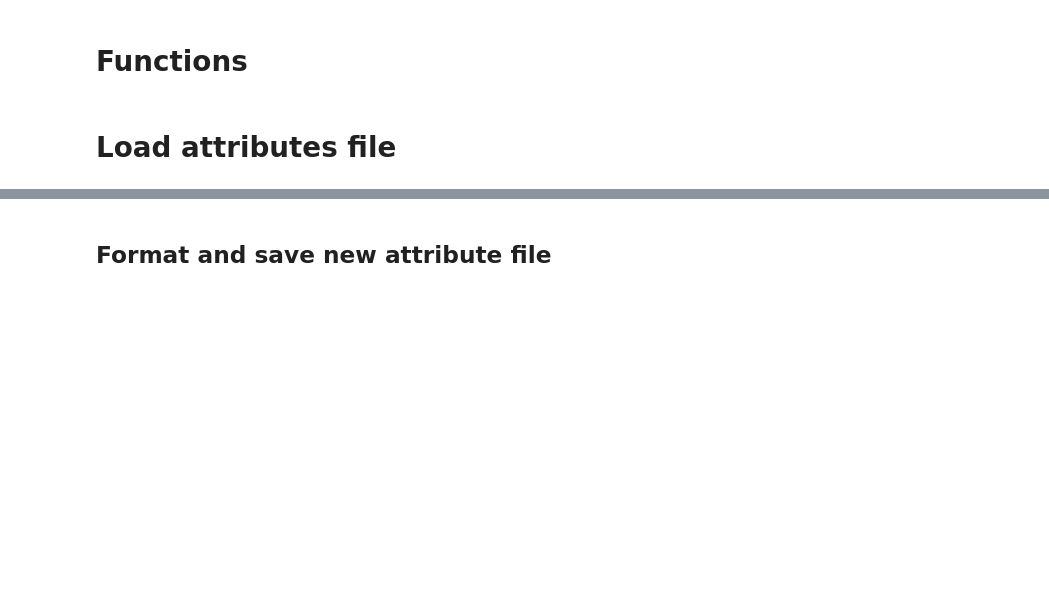
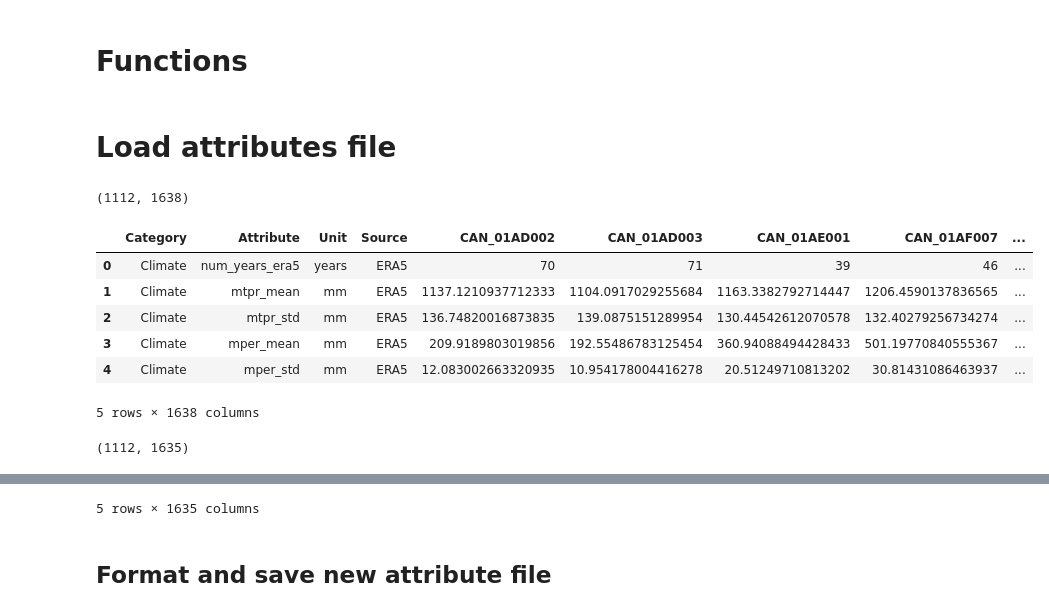
Before and after one commit to jpcurbelo/neuralhydrology_fork, a Jupyter notebook: camels_spat_scripts/preprocessing_scripts/process_attributes.ipynb, the cells around one changed output, grey strips where cells are left out. Drawn from its saved outputs; the diff is of its cells as text; code cells hidden in the pictures; blank space fills up the shorter version.

```diff
--- a/camels_spat_scripts/preprocessing_scripts/process_attributes.ipynb
+++ b/camels_spat_scripts/preprocessing_scripts/process_attributes.ipynb
@@ -129,21 +132,47 @@ def compute_fraction_mean(attrs_df, attrs_df_nh, fraction_type):
 # %%
 # Read the CSV file, specifying dtype as string to avoid mixed types warning
 attrs_df = pd.read_csv(camels_spat_attrs_file, dtype=str)
 
+display(
+    attrs_df.shape,
+    attrs_df.head()
+)
+
+
 # Only keep the columns 'Attribute' and the ones with a pattern ABC_code like CAN_01AD002 or USA_14306500
 attrs_df = attrs_df.filter(regex='Attribute|^[A-Z]{3}_[0-9A-Z]+$').copy()
+
+display(
+    attrs_df.shape,
+    attrs_df.head()
+)
 
 # Apply the rename function to the columns
 attrs_df.rename(columns=rename_columns, inplace=True)
 
 # Filter by column 'Attribute' values to be in attributes_dict_found
 attrs_df_nh = attrs_df[attrs_df['Attribute'].isin(attributes_dict_found)].copy()
 
 # Compute and add the rows for the computed attributes
 # 'lai_mean_month_max' and 'lai_mean_month_diff' are computed from the 'lai_mean_month_XX' rows
 attrs_df_nh = compute_lai_mean_month_max_diff(attrs_df, attrs_df_nh)
 
 # 'sand_frac', 'silt_frac', and 'clay_frac' are computed from the 'TYPE_XX-YYcm_mean' rows
 attrs_df_nh = compute_fraction_mean(attrs_df, attrs_df_nh, 'sand')
 attrs_df_nh = compute_fraction_mean(attrs_df, attrs_df_nh, 'silt')
 attrs_df_nh = compute_fraction_mean(attrs_df, attrs_df_nh, 'clay')
+
+display(
+    attrs_df_nh.shape,
+    attrs_df_nh.head()
+)
+# %% [output]
+(1112, 1638)
+|  | Category | Attribute | Unit | Source | CAN_01AD002 | CAN_01AD003 | CAN_01AE001 | CAN_01AF007 | ... |
+| 0 | Climate | num_years_era5 | years | ERA5 | 70 | 71 | 39 | 46 | ... |
+| 1 | Climate | mtpr_mean | mm | ERA5 | 1137.1210937712333 | 1104.0917029255684 | 1163.3382792714447 | 1206.4590137836565 | ... |
+| 2 | Climate | mtpr_std | mm | ERA5 | 136.74820016873835 | 139.0875151289954 | 130.44542612070578 | 132.40279256734274 | ... |
+| 3 | Climate | mper_mean | mm | ERA5 | 209.9189803019856 | 192.55486783125454 | 360.94088494428433 | 501.19770840555367 | ... |
+| 4 | Climate | mper_std | mm | ERA5 | 12.083002663320935 | 10.954178004416278 | 20.51249710813202 | 30.81431086463937 | ... |
+5 rows × 1638 columns
+(1112, 1635)
@@ -150,3 +185,4 @@ attrs_df_nh = compute_fraction_mean(attrs_df, attrs_df_nh, 'clay')
+5 rows × 1635 columns
 # %% [markdown]
 ## Format and save new attribute file
 # %%
```
Also changed, not shown: parts of 9 cells of this notebook, 13 other files.
